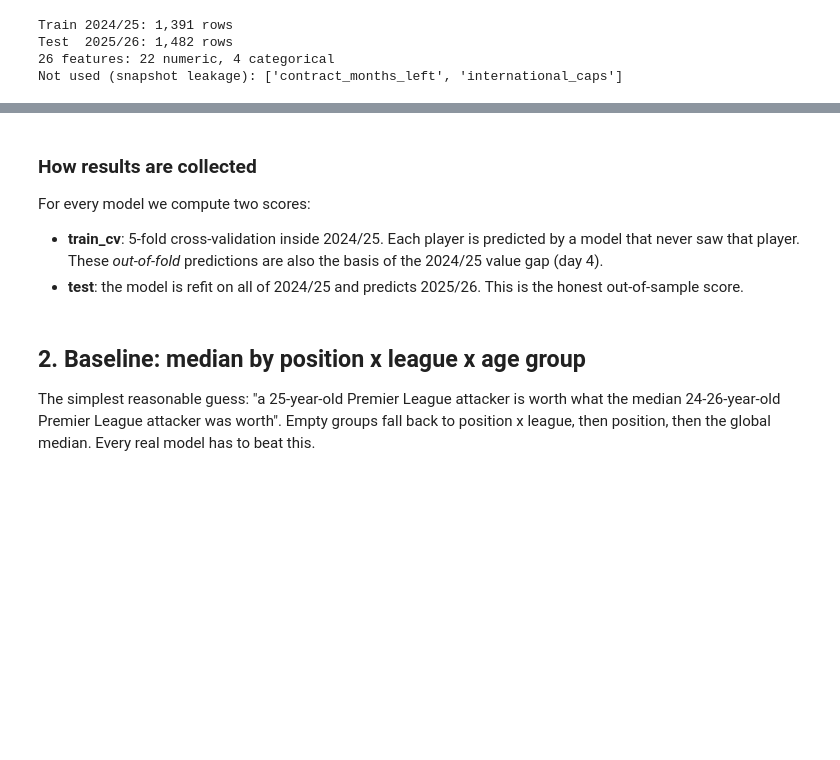
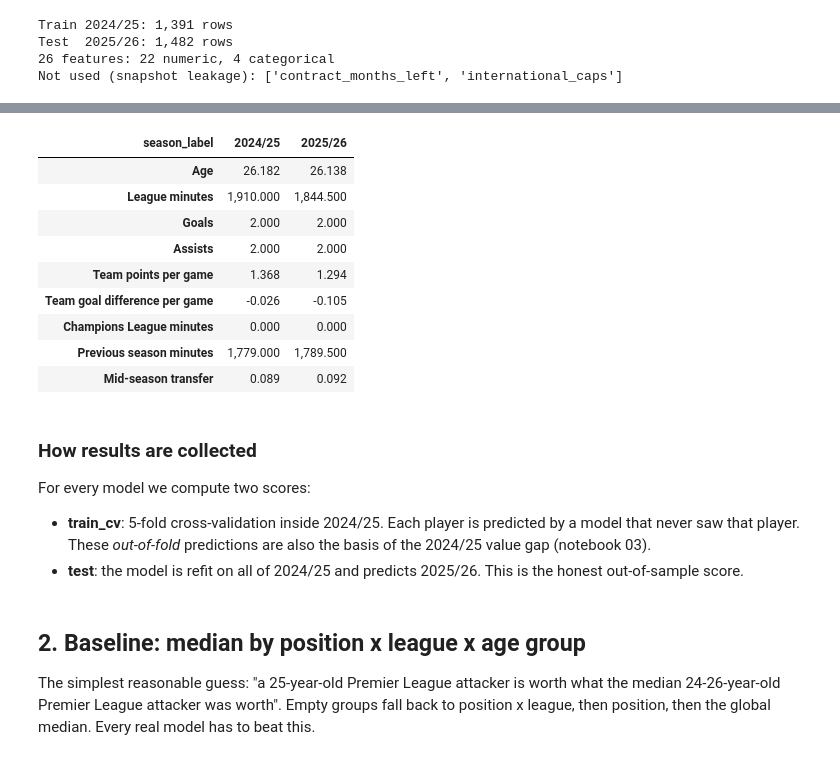
Before and after one commit to AlexanderWanstrath/football-player-valuation, a Jupyter notebook: notebooks/02_modelling.ipynb, the cells around one changed output, grey strips where cells are left out. Drawn from its saved outputs; the diff is of its cells as text; code cells hidden in the pictures; blank space fills up the shorter version.

```diff
--- a/notebooks/02_modelling.ipynb
+++ b/notebooks/02_modelling.ipynb
@@ -68,8 +89,26 @@ Not used (snapshot leakage): ['contract_months_left', 'international_caps']
+# %%
+# Typical values per season (medians; share for the transfer flag)
+(df.groupby("season_label")[["age", "minutes", "goals", "assists", "team_ppg", "team_goal_diff_pg", "cl_minutes",
+                             "prev_minutes", "mid_season_transfer"]]
+   .agg({**{c: "median" for c in ["age", "minutes", "goals", "assists", "team_ppg", "team_goal_diff_pg",
+                                  "cl_minutes", "prev_minutes"]}, "mid_season_transfer": "mean"})
+   .T.rename(index=config.FEATURE_LABELS))
+# %% [output]
+| season_label | 2024/25 | 2025/26 |
+| Age | 26.182 | 26.138 |
+| League minutes | 1,910.000 | 1,844.500 |
+| Goals | 2.000 | 2.000 |
+| Assists | 2.000 | 2.000 |
+| Team points per game | 1.368 | 1.294 |
+| Team goal difference per game | -0.026 | -0.105 |
+| Champions League minutes | 0.000 | 0.000 |
+| Previous season minutes | 1,779.000 | 1,789.500 |
+| Mid-season transfer | 0.089 | 0.092 |
 # %% [markdown]
 ### How results are collected
 For every model we compute two scores:
 - **train_cv**: 5-fold cross-validation inside 2024/25. Each player is predicted by a model that never saw that player.
-  These *out-of-fold* predictions are also the basis of the 2024/25 value gap (day 4).
+  These *out-of-fold* predictions are also the basis of the 2024/25 value gap (notebook 03).
 - **test**: the model is refit on all of 2024/25 and predicts 2025/26. This is the honest out-of-sample score.
 # %%
 results, preds = [], {}
```
Also changed, not shown: parts of 3 cells of this notebook, 7 other files.
